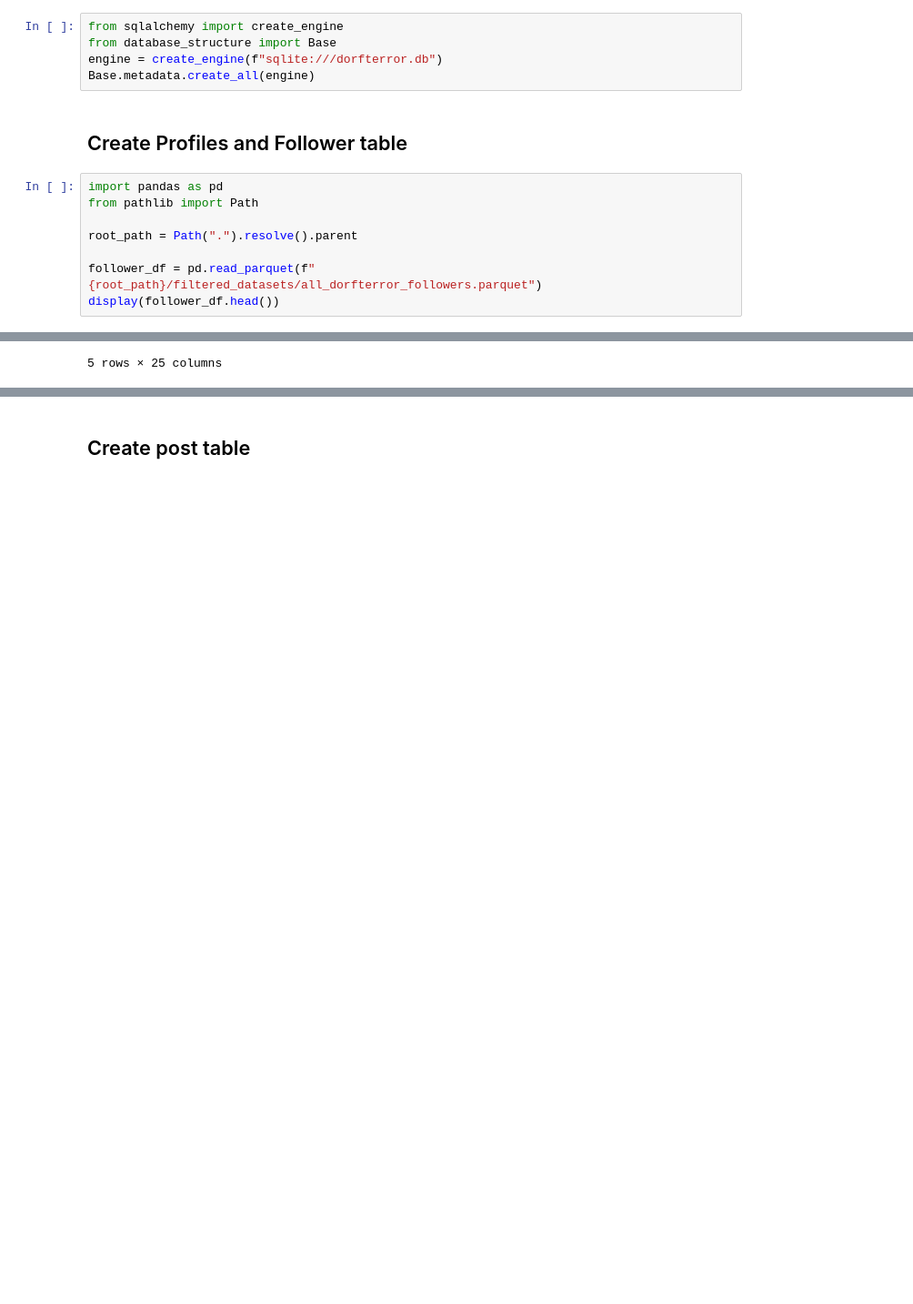
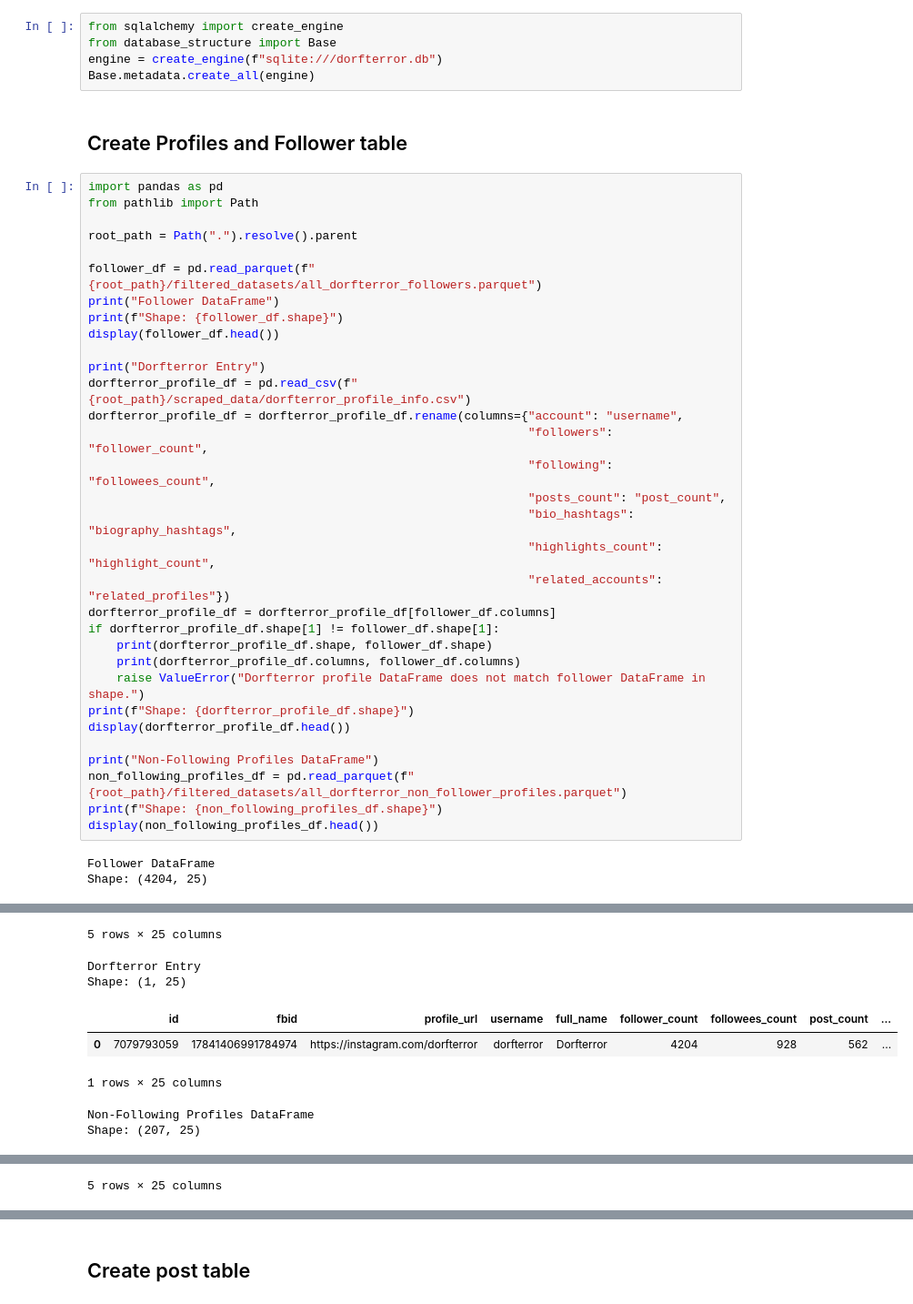
Before and after one commit to NiklNKL/dj-gpt, a Jupyter notebook: insta_scraping/dorfterror_database/setup_database.ipynb, the cells around one changed output, grey strips where cells are left out. Shown at 91% size. Drawn from its saved outputs; the diff is of its cells as text; blank space fills up the shorter version.

Commit message:
updated dorfterror db with newest values and cleaned up setup db notebook

```diff
--- a/insta_scraping/dorfterror_database/setup_database.ipynb
+++ b/insta_scraping/dorfterror_database/setup_database.ipynb
@@ -14,16 +14,49 @@ Base.metadata.create_all(engine)
 # %%
 import pandas as pd
 from pathlib import Path
 
 root_path = Path(".").resolve().parent
 
 follower_df = pd.read_parquet(f"{root_path}/filtered_datasets/all_dorfterror_followers.parquet")
+print("Follower DataFrame")
+print(f"Shape: {follower_df.shape}")
 display(follower_df.head())
+
+print("Dorfterror Entry")
+dorfterror_profile_df = pd.read_csv(f"{root_path}/scraped_data/dorfterror_profile_info.csv")
+dorfterror_profile_df = dorfterror_profile_df.rename(columns={"account": "username",
+                                                              "followers": "follower_count",
+                                                              "following": "followees_count",
+                                                              "posts_count": "post_count",
+                                                              "bio_hashtags": "biography_hashtags",
+                                                              "highlights_count": "highlight_count",
+                                                              "related_accounts": "related_profiles"})
+dorfterror_profile_df = dorfterror_profile_df[follower_df.columns]
+if dorfterror_profile_df.shape[1] != follower_df.shape[1]:
+    print(dorfterror_profile_df.shape, follower_df.shape)
+    print(dorfterror_profile_df.columns, follower_df.columns)
+    raise ValueError("Dorfterror profile DataFrame does not match follower DataFrame in shape.")
+print(f"Shape: {dorfterror_profile_df.shape}")
+display(dorfterror_profile_df.head())
+
+print("Non-Following Profiles DataFrame")
+non_following_profiles_df = pd.read_parquet(f"{root_path}/filtered_datasets/all_dorfterror_non_follower_profiles.parquet")
+print(f"Shape: {non_following_profiles_df.shape}")
+display(non_following_profiles_df.head())
 # %% [output]
+Follower DataFrame
+Shape: (4204, 25)
 |  | id | fbid | profile_url | username | full_name | follower_count | followees_count | post_count | ... |
 | 0 | 44961905641 | 17841444929240238 | https://instagram.com/black_pitt26 | black_pitt26 | Black Pitt | 74 | 345 | 39 | ... |
 | 1 | 420609147 | 17841400034416572 | https://instagram.com/hardywest | hardywest | Hardy Westerhoff | 882 | 2027 | 54 | ... |
 | 2 | 74961695035 | 17841475091060212 | https://instagram.com/derb.enz | derb.enz | Ben | 82 | 1504 | 1 | ... |
 | 3 | 26041726184 | 17841426105535216 | https://instagram.com/carsten_cav... | carsten_cavelius | CCA | 280 | 1192 | 7 | ... |
 | 4 | 3114860088 | 17841403002669356 | https://instagram.com/lennard.d | lennard.d | Lennard Dirksmeier | 144 | 282 | 0 | ... |
-5 rows × 25 columns
+5 rows × 25 columns
+Dorfterror Entry
+Shape: (1, 25)
+|  | id | fbid | profile_url | username | full_name | follower_count | followees_count | post_count | ... |
+| 0 | 7079793059 | 17841406991784974 | https://instagram.com/dorfterror | dorfterror | Dorfterror | 4204 | 928 | 562 | ... |
+1 rows × 25 columns
+Non-Following Profiles DataFrame
+Shape: (207, 25)
@@ -29,0 +69 @@ display(follower_df.head())
+5 rows × 25 columns
```
Also changed, not shown: parts of 10 cells of this notebook, 2 other files.
